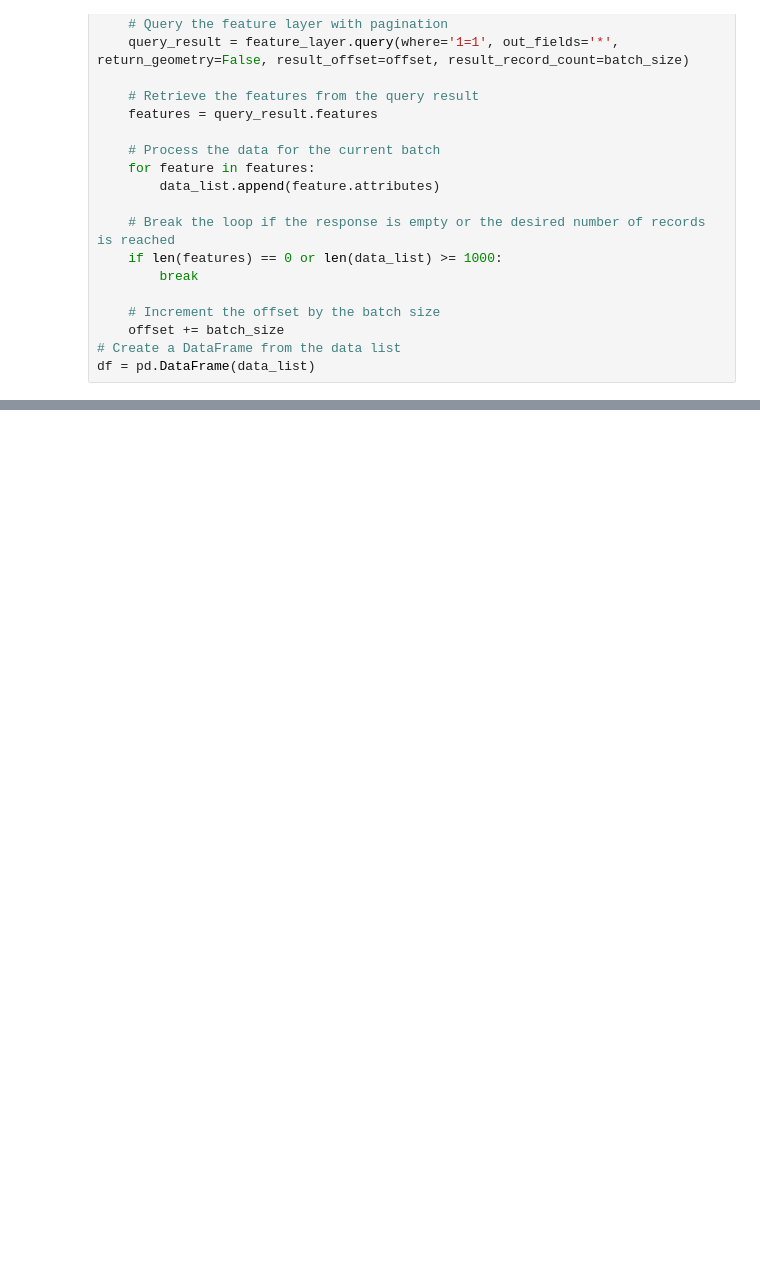
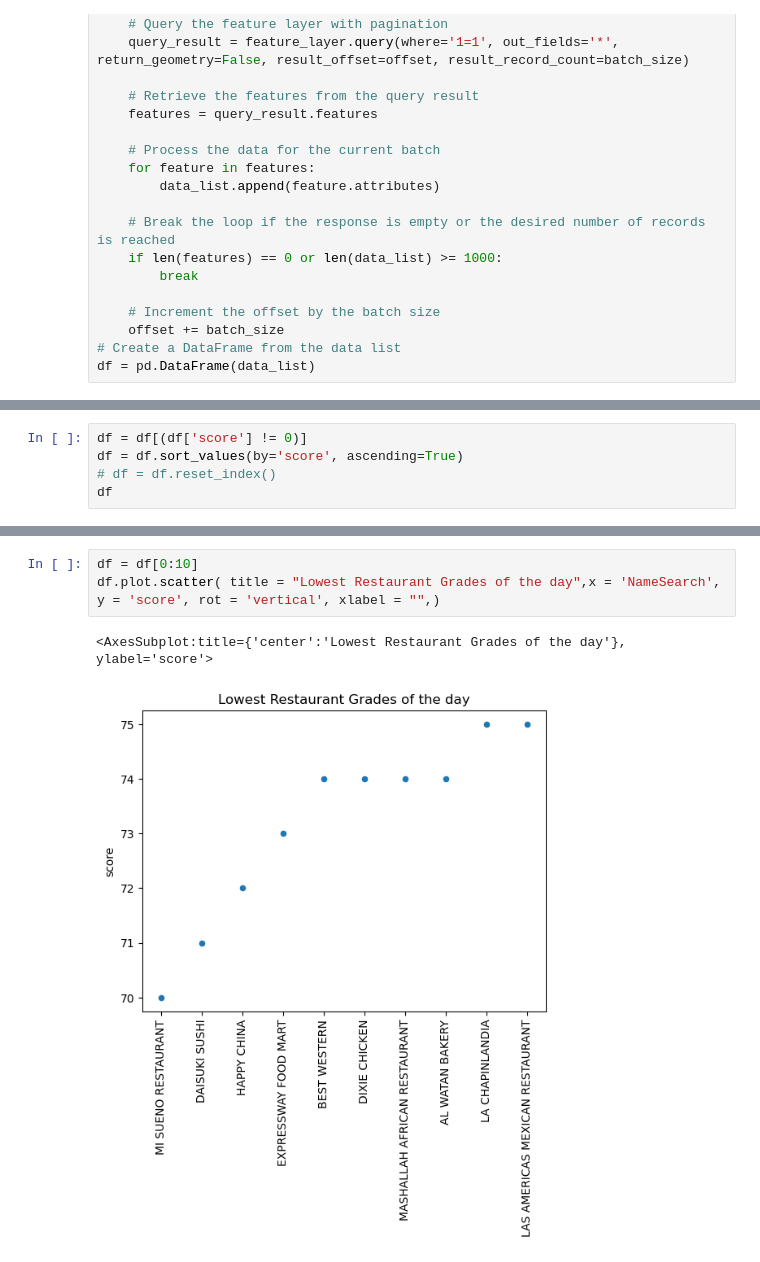
Before and after one commit to dmorton714/-restaurant_inspection_scores, a Jupyter notebook: rest_pull.ipynb, the cells around one changed output, grey strips where cells are left out. Cells and saved outputs as stored; diff of their text form; blank space fills up the shorter version.

Commit message:
fixed the sort

```diff
--- a/rest_pull.ipynb
+++ b/rest_pull.ipynb
@@ -45,0 +71,5 @@ df.head(10)
+# %%
+df = df[(df['score'] != 0)]
+df = df.sort_values(by='score', ascending=True)
+# df = df.reset_index()
+df
@@ -45,0 +110,6 @@ df.head(10)
+# %%
+df = df[0:10]
+df.plot.scatter( title = "Lowest Restaurant Grades of the day",x = 'NameSearch', y = 'score', rot = 'vertical', xlabel = "",)
+# %% [output]
+<AxesSubplot:title={'center':'Lowest Restaurant Grades of the day'}, ylabel='score'>
+[figure, added]
```
Also changed, not shown: parts of 7 cells of this notebook, 2 other files.
